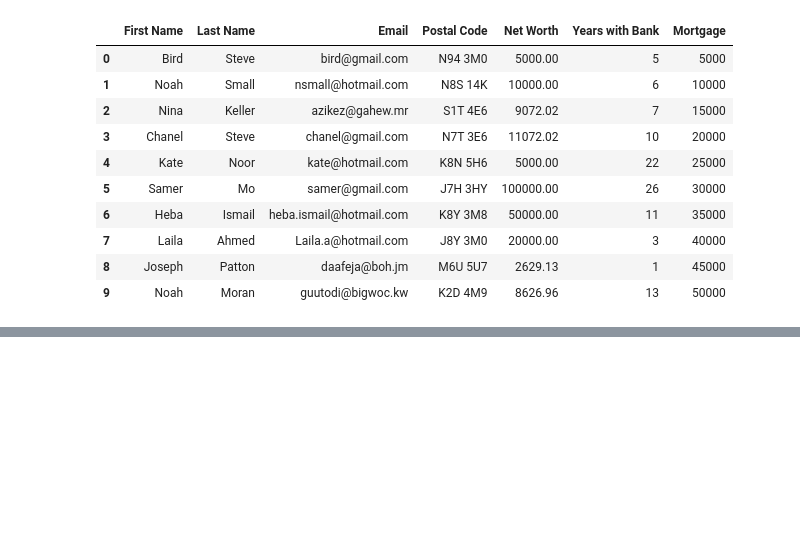
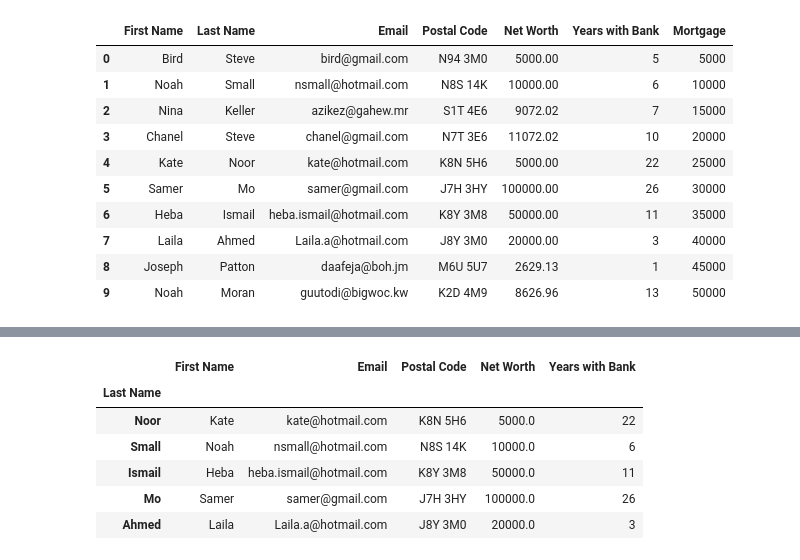
Before and after one commit to niharraju4/Data_Cleaning-Pandas, a Jupyter notebook: Pandas_Series/pandasDataframe.ipynb, the cells around one changed output, grey strips where cells are left out. Saved outputs shown, nothing was run; the diff lists cells and outputs as text; code cells hidden in the pictures; blank space fills up the shorter version.

```diff
--- a/Pandas_Series/pandasDataframe.ipynb
+++ b/Pandas_Series/pandasDataframe.ipynb
@@ -517,0 +612,12 @@ banking_df
+# %%
+# You can also randomly select a fraction of the DataFrame
+# Setting axis = 0 means rows, setting index = 1 means columns
+banking_df.sample(n=5, axis=0)
+# %% [output]
+|  | First Name | Email | Postal Code | Net Worth | Years with Bank |
+| Last Name |  |  |  |  |  |
+| Noor | Kate | kate@hotmail.com | K8N 5H6 | 5000.0 | 22 |
+| Small | Noah | nsmall@hotmail.com | N8S 14K | 10000.0 | 6 |
+| Ismail | Heba | heba.ismail@hotmail.com | K8Y 3M8 | 50000.0 | 11 |
+| Mo | Samer | samer@gmail.com | J7H 3HY | 100000.0 | 26 |
+| Ahmed | Laila | Laila.a@hotmail.com | J8Y 3M0 | 20000.0 | 3 |
```
Also changed, not shown: parts of 13 cells of this notebook.
